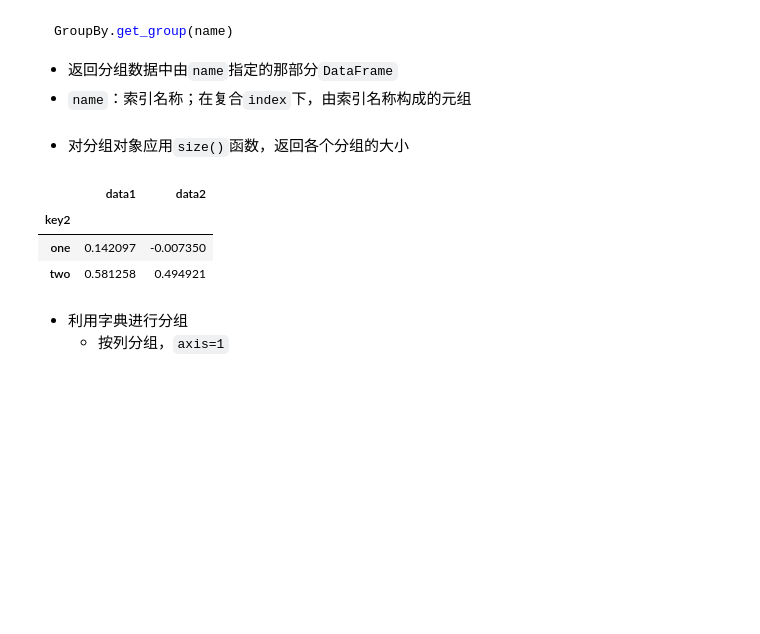
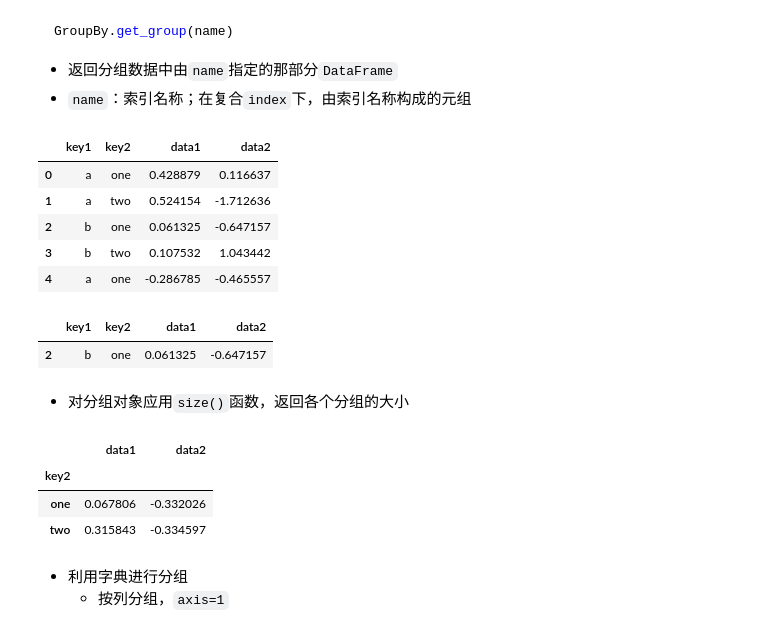
Before and after one commit to christinemu/biz-mining, a Jupyter notebook: DataExplore.ipynb, the cells around one changed output. Cells and saved outputs as stored; diff of their text form; code cells hidden in the pictures; blank space fills up the shorter version.

```diff
--- a/DataExplore.ipynb
+++ b/DataExplore.ipynb
@@ -1768,20 +1795,32 @@ GroupBy.get_group(name)
 - `name`：索引名称；在复合`index`下，由索引名称构成的元组
 # %%
 # df = pd.DataFrame({'key1' : ['a', 'a', 'b', 'b', 'a'], 'key2' : ['one', 'two', 'one', 'two', 'one'], 'data1' : np.random.randn(5), 'data2' : np.random.randn(5)})
-# df
+df
 # grouped0 = df.groupby(by='key2')
+# grouped0
 # grouped0.get_group('one')
-# grouped1 = df.groupby(['key1', 'key2'])
-# grouped1.get_group(('a','one'))
+grouped1 = df.groupby(['key1', 'key2'])
+grouped1.get_group(('b','one'))
+# %% [output]
+|  | key1 | key2 | data1 | data2 |
+| 0 | a | one | 0.428879 | 0.116637 |
+| 1 | a | two | 0.524154 | -1.712636 |
+| 2 | b | one | 0.061325 | -0.647157 |
+| 3 | b | two | 0.107532 | 1.043442 |
+| 4 | a | one | -0.286785 | -0.465557 |
+|  | key1 | key2 | data1 | data2 |
+| 2 | b | one | 0.061325 | -0.647157 |
 # %% [markdown]
 - 对分组对象应用`size()`函数，返回各个分组的大小
-# %%
-grouped0.mean()
-# %% [output]
-|  | data1 | data2 |
-| key2 |  |  |
-| one | 0.142097 | -0.007350 |
-| two | 0.581258 | 0.494921 |
+# %%
+# grouped0.size()
+# grouped1.size()
+grouped0.mean()
+# %% [output]
+|  | data1 | data2 |
+| key2 |  |  |
+| one | 0.067806 | -0.332026 |
+| two | 0.315843 | -0.334597 |
 # %% [markdown]
 - 利用字典进行分组
     + 按列分组，`axis=1`
```
Also changed, not shown: parts of 11 cells of this notebook.
